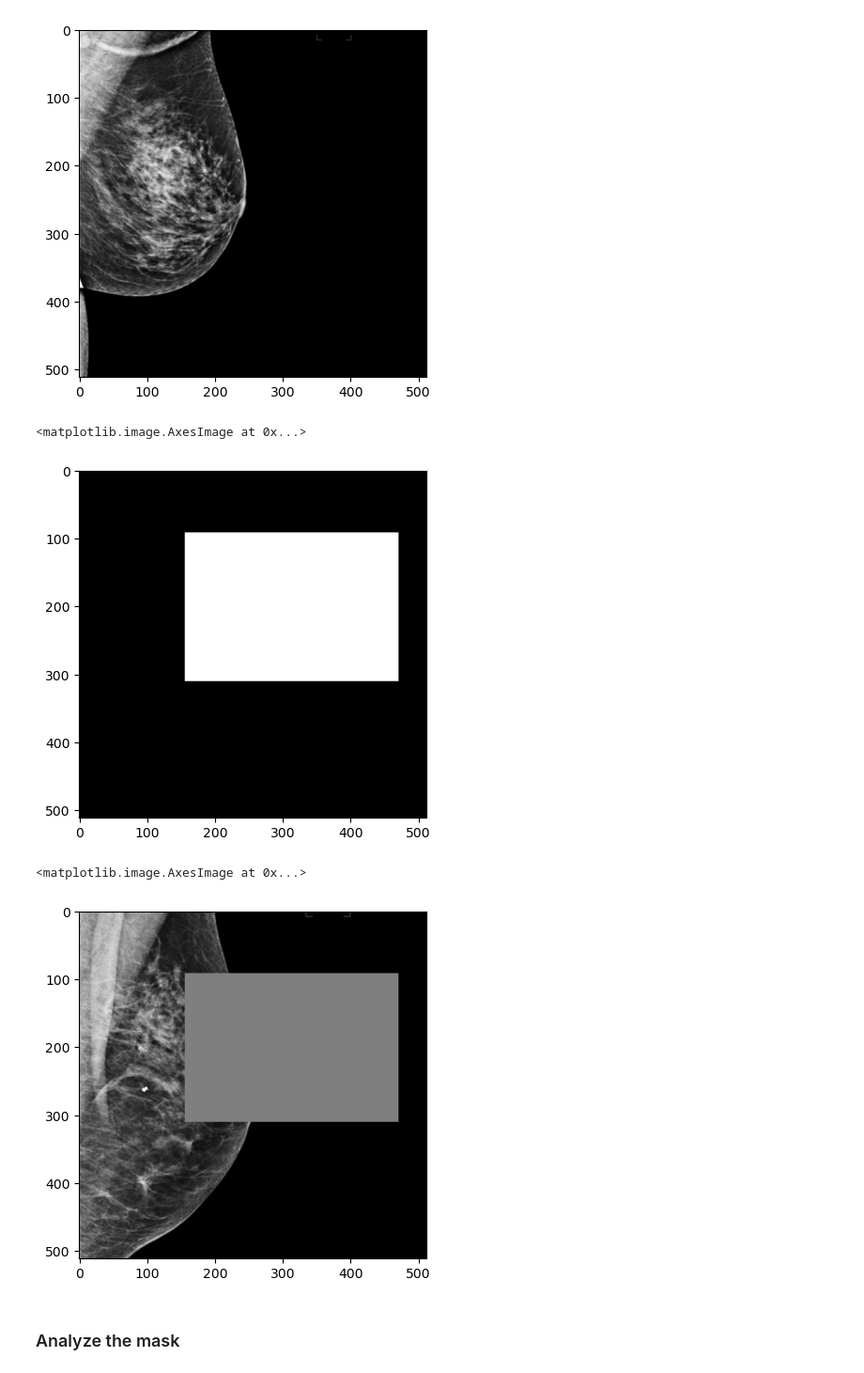
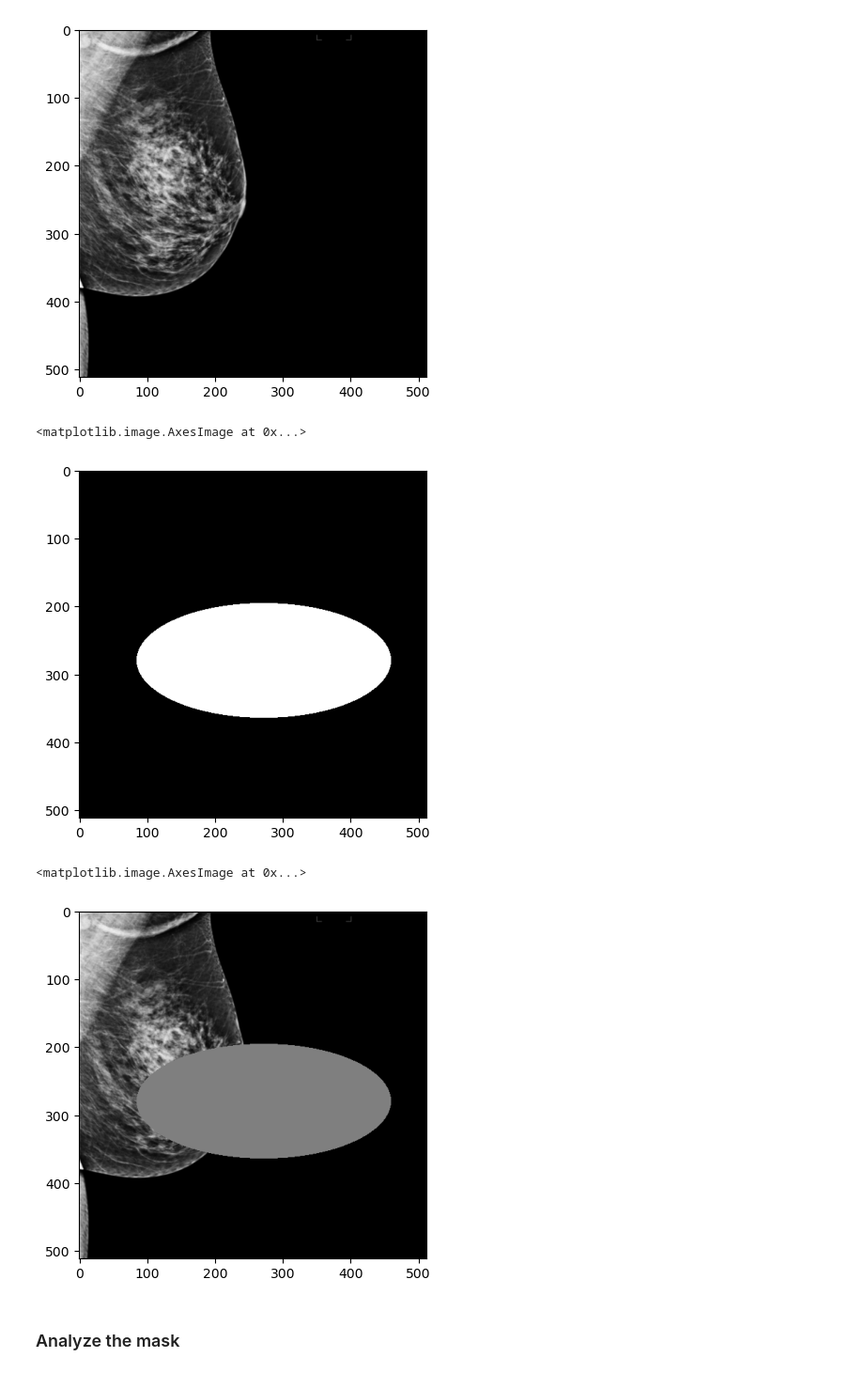
Before and after one commit to Likalto4/diffusion-models_master, a Jupyter notebook: experiments/inpaiting/debug_inpating.ipynb, the cells around one changed output. Shown at 94% size. Saved outputs shown, nothing was run; the diff lists cells and outputs as text; code cells hidden in the pictures.

```diff
--- a/experiments/inpaiting/debug_inpating.ipynb
+++ b/experiments/inpaiting/debug_inpating.ipynb
@@ -669,25 +679,25 @@ plt.imshow(im, cmap='gray')
 # %%
 # get mask
 masks = batch["masks"]
-mask_one = masks[11,0,0]
+mask_one = masks[0,0,0]
 # plot mask
 plt.figure()
 plt.imshow(mask_one, cmap='gray')
 # %% [output]
 <matplotlib.image.AxesImage at 0x...>
-[figure, old version]
+[figure, new version]
 # %%
 # get masked image
 masked_images = batch["masked_images"]
-masked_image_one = masked_images[11,0].permute(1, 2, 0).numpy()
+masked_image_one = masked_images[0,0].permute(1, 2, 0).numpy()
 # send to 0 to 1
 masked_image_one = (masked_image_one + 1)/2
 # plot masked image
 plt.figure()
 plt.imshow(masked_image_one, cmap='gray')
 # %% [output]
 <matplotlib.image.AxesImage at 0x...>
-[figure, old version]
+[figure, new version]
 # %% [markdown]
 ### Analyze the mask
 # %%
```
Also changed, not shown: parts of 6 cells of this notebook, 2 other files.
